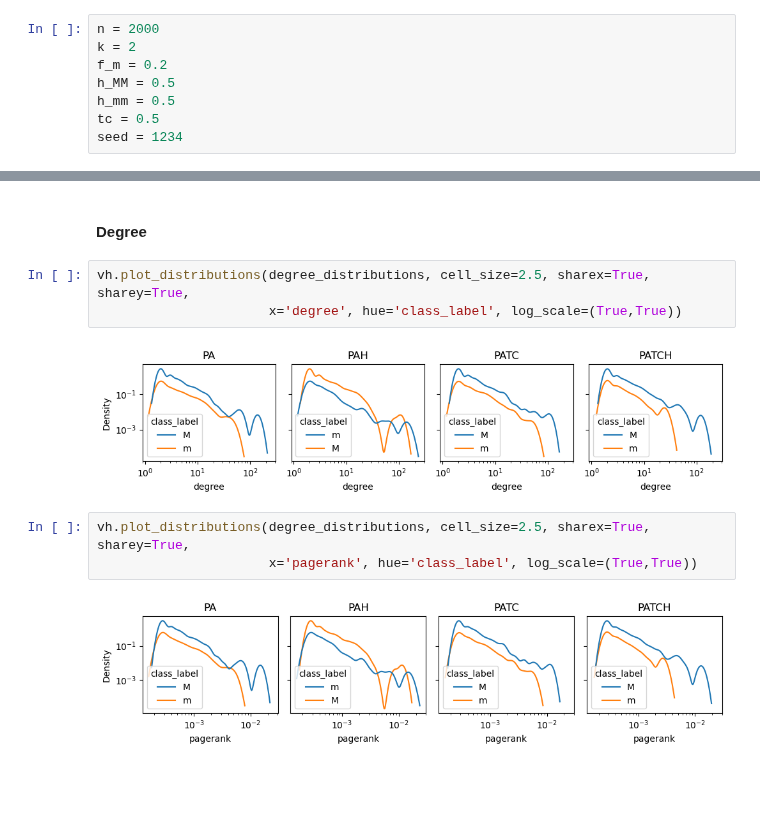
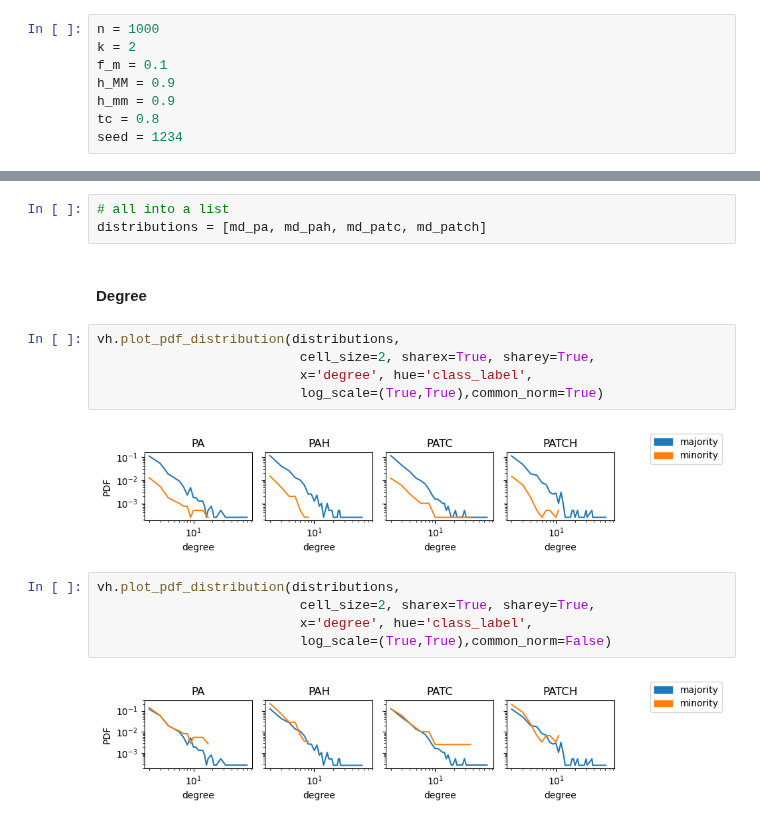
Before and after one commit to CSHVienna/NetworkInequalities, a Jupyter notebook: examples/notebooks/undigraph.ipynb, the cells around one changed output, grey strips where cells are left out. Cells and saved outputs as stored; diff of their text form; blank space fills up the shorter version.

Commit message:
directed graphs, tests, examples. new OO structure

```diff
--- a/examples/notebooks/undigraph.ipynb
+++ b/examples/notebooks/undigraph.ipynb
@@ -11,12 +14,12 @@ from netin import PATCH
 # %% [markdown]
 ## Network parameters
 # %%
-n = 2000
+n = 1000
 k = 2
-f_m = 0.2
-h_MM = 0.5
-h_mm = 0.5
-tc = 0.5
+f_m = 0.1
+h_MM = 0.9
+h_mm = 0.9
+tc = 0.8
 seed = 1234
 # %% [markdown]
 ## Generation
@@ -133,12 +144,19 @@ degree_distributions = [md_pa, md_pah, md_patc, md_patch]
+# %%
+# all into a list
+distributions = [md_pa, md_pah, md_patc, md_patch]
 # %% [markdown]
 #### Degree
 # %%
-vh.plot_distributions(degree_distributions, cell_size=2.5, sharex=True, sharey=True,
-                      x='degree', hue='class_label', log_scale=(True,True))
+vh.plot_pdf_distribution(distributions,
+                          cell_size=2, sharex=True, sharey=True,
+                          x='degree', hue='class_label',
+                          log_scale=(True,True),common_norm=True)
 # %% [output]
-[figure, old version]
+[figure, new version]
 # %%
-vh.plot_distributions(degree_distributions, cell_size=2.5, sharex=True, sharey=True,
-                      x='pagerank', hue='class_label', log_scale=(True,True))
+vh.plot_pdf_distribution(distributions,
+                          cell_size=2, sharex=True, sharey=True,
+                          x='degree', hue='class_label',
+                          log_scale=(True,True),common_norm=False)
 # %% [output]
-[figure, old version]
+[figure, new version]
```
Also changed, not shown: parts of 14 cells of this notebook, 30 other files.
